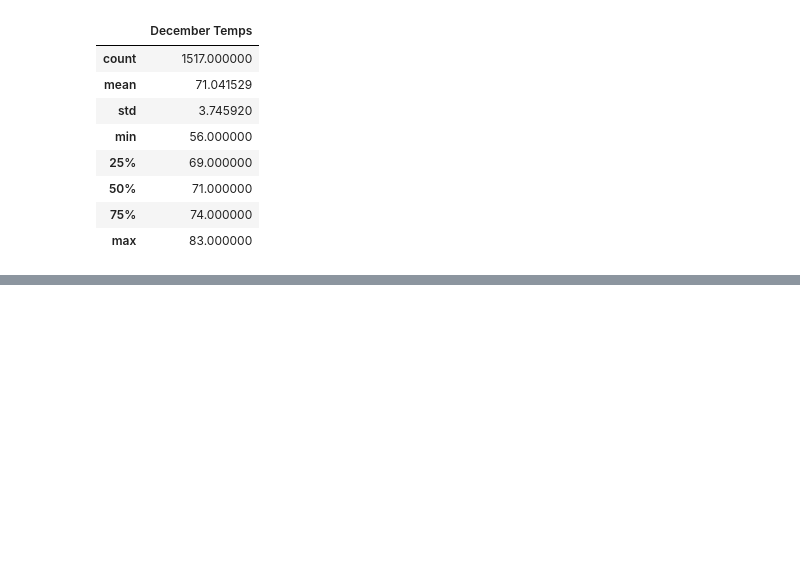
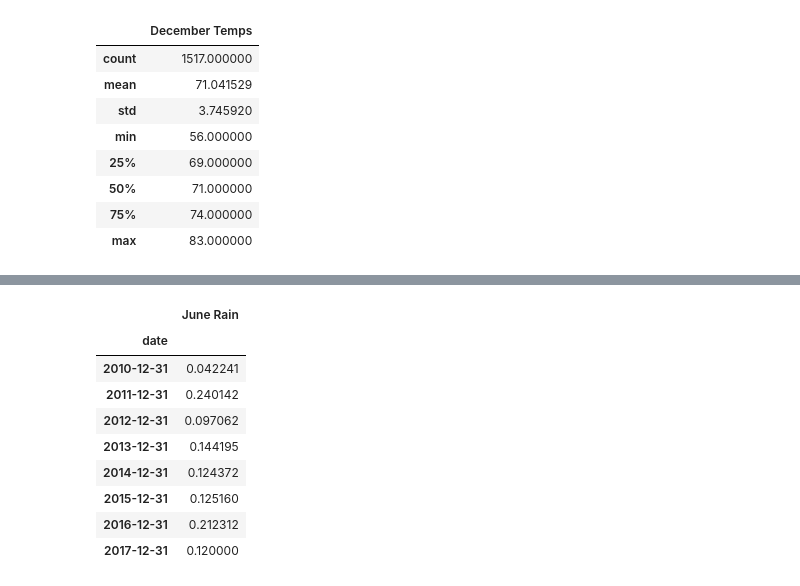
Before and after one commit to AndrejaCH/surfs_up, a Jupyter notebook: SurfsUp_Challenge.ipynb, the cells around one changed output, grey strips where cells are left out. Saved outputs shown, nothing was run; the diff lists cells and outputs as text; code cells hidden in the pictures; blank space fills up the shorter version.

```diff
--- a/SurfsUp_Challenge.ipynb
+++ b/SurfsUp_Challenge.ipynb
@@ -76,0 +166,26 @@ df_dec.describe()
+# %%
+#June Rain by Year
+df_rain_jun_index = df_rain_june.set_index(df_rain_june['date'], inplace=False)
+
+#Sort the dates
+df_rain_jun_index = df_rain_jun_index.sort_index()
+
+#Set the index date to the date datatype
+df_rain_jun_index.index = pd.to_datetime(df_rain_jun_index.index)
+
+#Group by year
+df_rain_jun_index_year = df_rain_jun_index.resample("Y").mean()
+df_rain_jun_index_year
+
+##Note: Grouping shows month 12, instead 6.
+# %% [output]
+|  | June Rain |
+| date |  |
+| 2010-12-31 | 0.042241 |
+| 2011-12-31 | 0.240142 |
+| 2012-12-31 | 0.097062 |
+| 2013-12-31 | 0.144195 |
+| 2014-12-31 | 0.124372 |
+| 2015-12-31 | 0.125160 |
+| 2016-12-31 | 0.212312 |
+| 2017-12-31 | 0.120000 |
```
Also changed, not shown: parts of 11 cells of this notebook, 2 other files.
